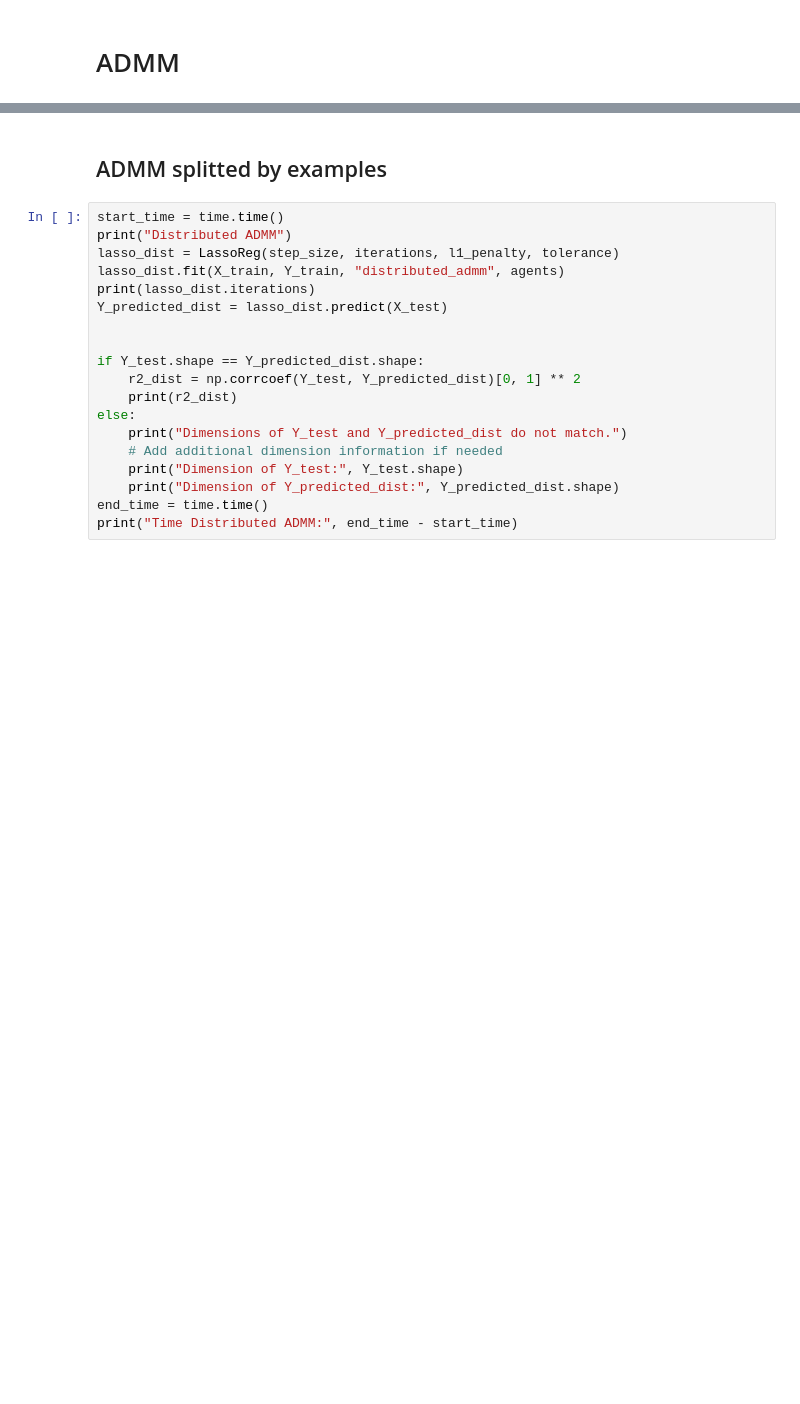
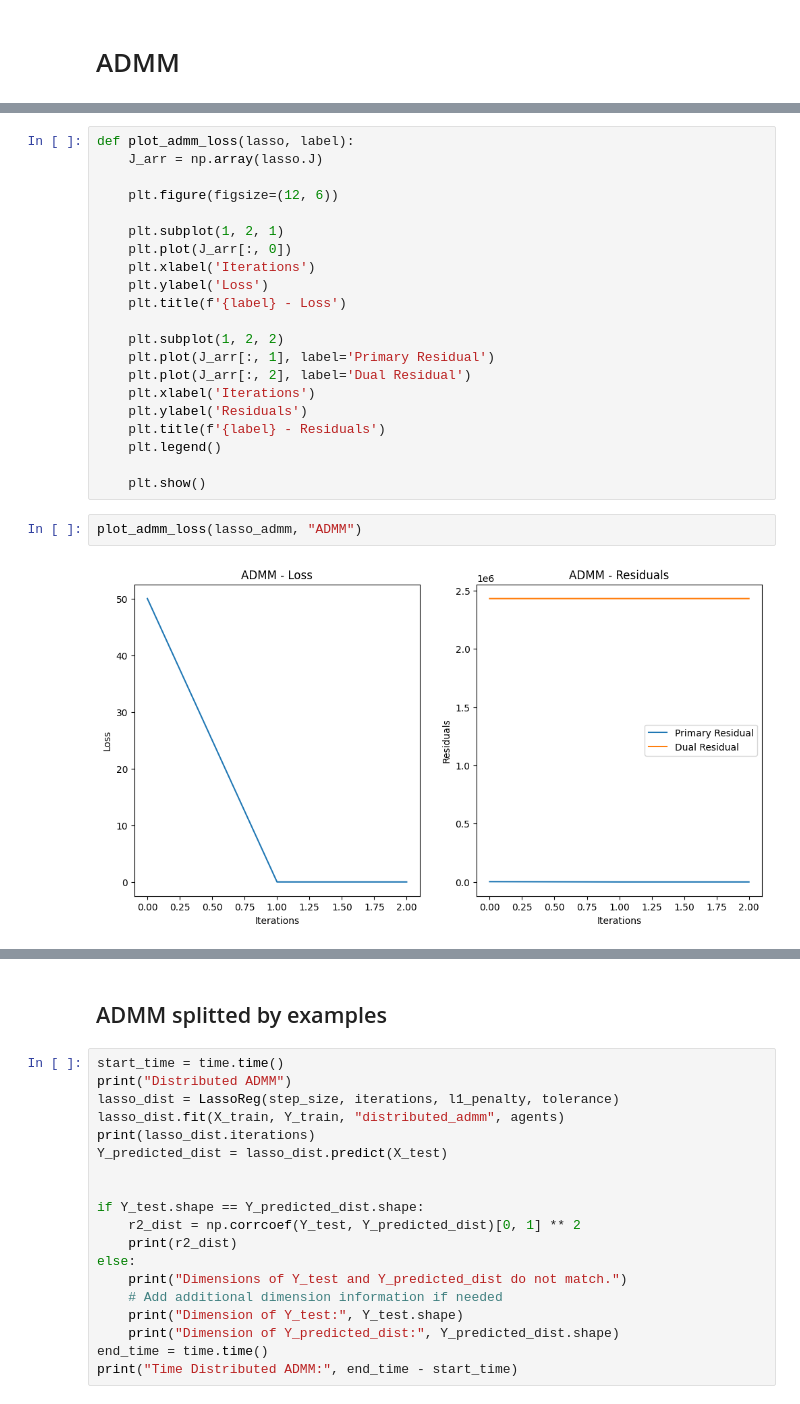
Before and after one commit to tommasomartinelli/Lasso_Admm, a Jupyter notebook: Lasso/house_lasso/Lasso_ADMM.ipynb, the cells around one changed output, grey strips where cells are left out. Cells and saved outputs as stored; diff of their text form; blank space fills up the shorter version.

```diff
--- a/Lasso/house_lasso/Lasso_ADMM.ipynb
+++ b/Lasso/house_lasso/Lasso_ADMM.ipynb
@@ -310,3 +329,28 @@ plot_loss(lasso_admm, "Convergence ADMM")
+# %%
+def plot_admm_loss(lasso, label):
+    J_arr = np.array(lasso.J)
+
+    plt.figure(figsize=(12, 6))
+
+    plt.subplot(1, 2, 1)
+    plt.plot(J_arr[:, 0])
+    plt.xlabel('Iterations')
+    plt.ylabel('Loss')
+    plt.title(f'{label} - Loss')
+
+    plt.subplot(1, 2, 2)
+    plt.plot(J_arr[:, 1], label='Primary Residual')
+    plt.plot(J_arr[:, 2], label='Dual Residual')
+    plt.xlabel('Iterations')
+    plt.ylabel('Residuals')
+    plt.title(f'{label} - Residuals')
+    plt.legend()
+
+    plt.show()
+# %%
+plot_admm_loss(lasso_admm, "ADMM")
+# %% [output]
+[figure, added]
 # %%
 Y_predicted_admm = scaler.fit_transform(Y_predicted_admm.reshape(-1, 1)).flatten()
 
```
Also changed, not shown: parts of 26 cells of this notebook, 9 other files.
